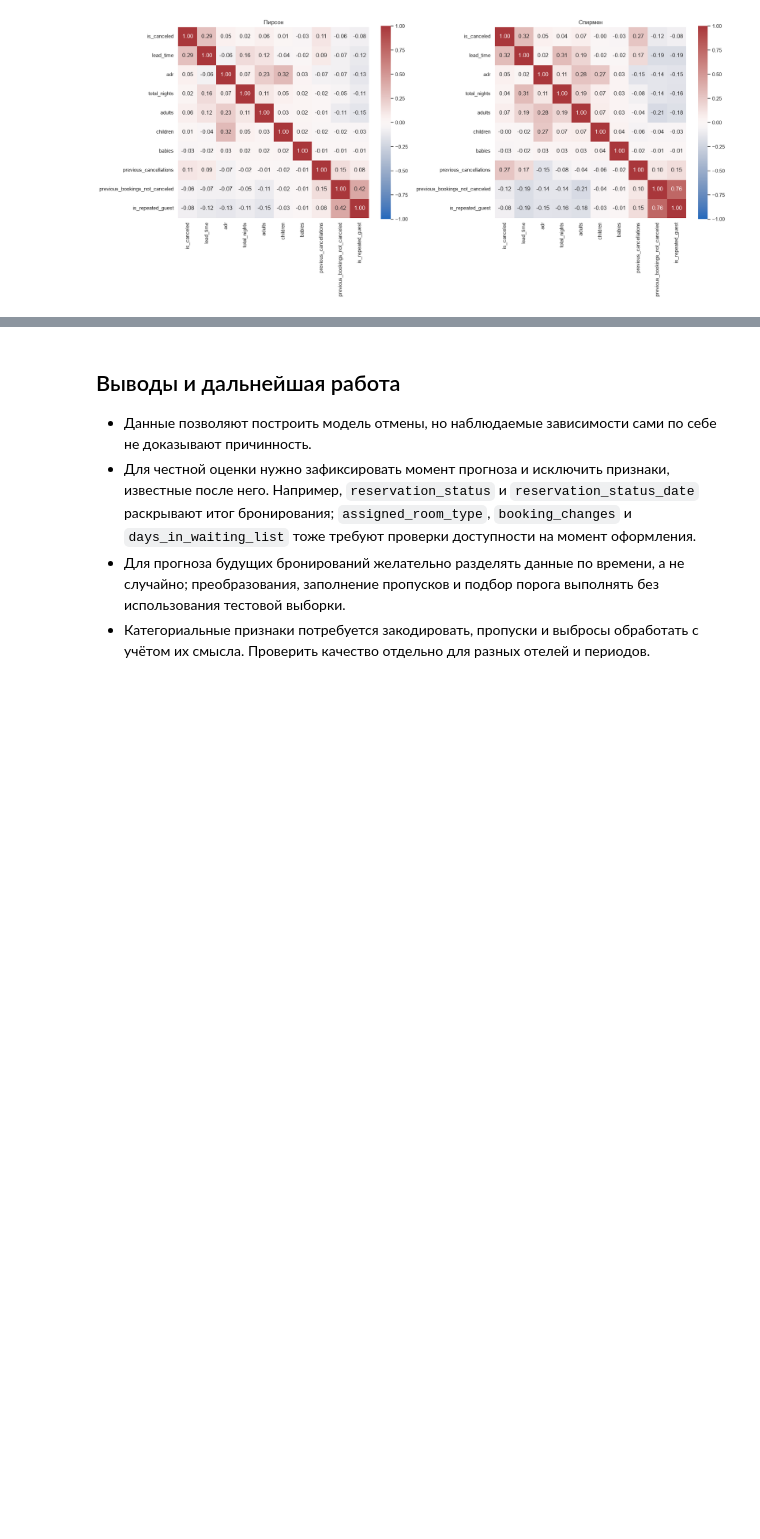
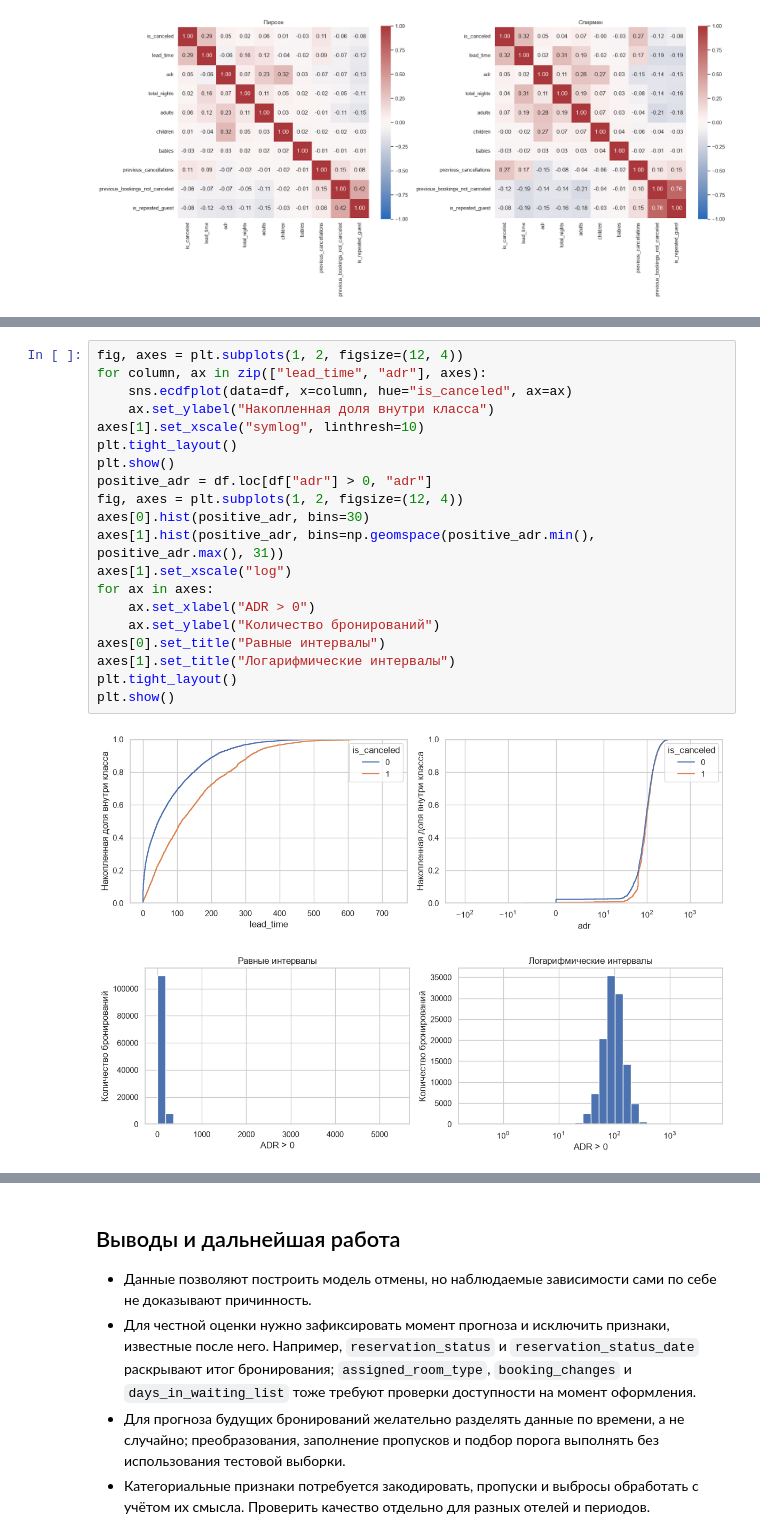
Before and after one commit to TheReverberation/itmo_ml_for_science_course, a Jupyter notebook: hw1/eda.ipynb, the cells around one changed output, grey strips where cells are left out. Cells and saved outputs as stored; diff of their text form; blank space fills up the shorter version.

```diff
--- a/hw1/eda.ipynb
+++ b/hw1/eda.ipynb
@@ -544,0 +752,23 @@ plt.show()
+# %%
+fig, axes = plt.subplots(1, 2, figsize=(12, 4))
+for column, ax in zip(["lead_time", "adr"], axes):
+    sns.ecdfplot(data=df, x=column, hue="is_canceled", ax=ax)
+    ax.set_ylabel("Накопленная доля внутри класса")
+axes[1].set_xscale("symlog", linthresh=10)
+plt.tight_layout()
+plt.show()
+positive_adr = df.loc[df["adr"] > 0, "adr"]
+fig, axes = plt.subplots(1, 2, figsize=(12, 4))
+axes[0].hist(positive_adr, bins=30)
+axes[1].hist(positive_adr, bins=np.geomspace(positive_adr.min(), positive_adr.max(), 31))
+axes[1].set_xscale("log")
+for ax in axes:
+    ax.set_xlabel("ADR > 0")
+    ax.set_ylabel("Количество бронирований")
+axes[0].set_title("Равные интервалы")
+axes[1].set_title("Логарифмические интервалы")
+plt.tight_layout()
+plt.show()
+# %% [output]
+[figure, added]
+[figure, added]
```
Also changed, not shown: parts of 22 cells of this notebook.
